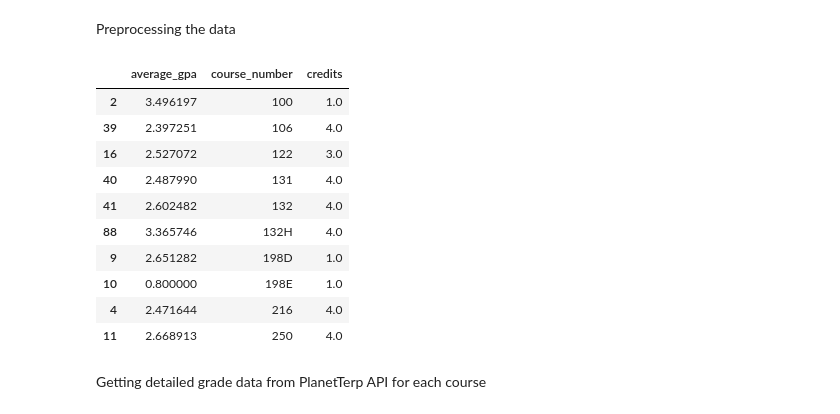
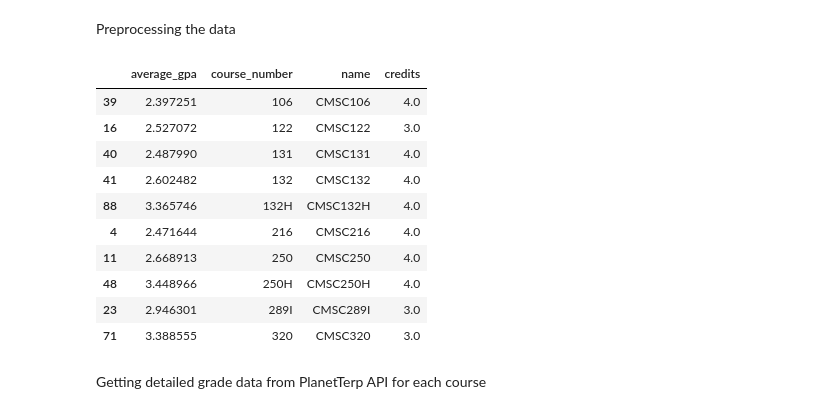
Before and after one commit to jihyopark/cmsc320-final-tutorial, a Jupyter notebook: final_tutorial.ipynb, the cells around one changed output. Drawn from its saved outputs; the diff is of its cells as text; code cells hidden in the pictures.

```diff
--- a/final_tutorial.ipynb
+++ b/final_tutorial.ipynb
@@ -22,27 +22,28 @@ Preprocessing the data
 # %%
 cmsc_df = pd.read_json('cmsc_data.json')
 cmsc_df = cmsc_df.sort_values(by=['course_number'])
 
 # only use 100, 200, 300, and 400 level courses
 cmsc_df = cmsc_df[cmsc_df['course_number'].str.startswith(('1','2','3','4'))]
 
 # drop unnecessary columns
-cmsc_df.drop(columns=['professors', 'description', 'department', 'name', 'is_recent', 'geneds', 'title'], inplace=True)
-# cmsc_df.dropna(subset=['average_gpa'], inplace=True)
+cmsc_df.drop(columns=['professors', 'description', 'department', 'is_recent', 'geneds', 'title'], inplace=True)
 
 cmsc_df.dropna(inplace=True)
 
+cmsc_df.drop(cmsc_df[cmsc_df['credits'] < 3.0].index, inplace=True)
+
 cmsc_df.head(10)
 # %% [output]
-|  | average_gpa | course_number | credits |
-| 2 | 3.496197 | 100 | 1.0 |
-| 39 | 2.397251 | 106 | 4.0 |
-| 16 | 2.527072 | 122 | 3.0 |
-| 40 | 2.487990 | 131 | 4.0 |
-| 41 | 2.602482 | 132 | 4.0 |
-| 88 | 3.365746 | 132H | 4.0 |
-| 9 | 2.651282 | 198D | 1.0 |
-| 10 | 0.800000 | 198E | 1.0 |
-| 4 | 2.471644 | 216 | 4.0 |
-| 11 | 2.668913 | 250 | 4.0 |
+|  | average_gpa | course_number | name | credits |
+| 39 | 2.397251 | 106 | CMSC106 | 4.0 |
+| 16 | 2.527072 | 122 | CMSC122 | 3.0 |
+| 40 | 2.487990 | 131 | CMSC131 | 4.0 |
+| 41 | 2.602482 | 132 | CMSC132 | 4.0 |
+| 88 | 3.365746 | 132H | CMSC132H | 4.0 |
+| 4 | 2.471644 | 216 | CMSC216 | 4.0 |
+| 11 | 2.668913 | 250 | CMSC250 | 4.0 |
+| 48 | 3.448966 | 250H | CMSC250H | 4.0 |
+| 23 | 2.946301 | 289I | CMSC289I | 3.0 |
+| 71 | 3.388555 | 320 | CMSC320 | 3.0 |
 # %%
```
Also changed, not shown: parts of 4 cells of this notebook.
